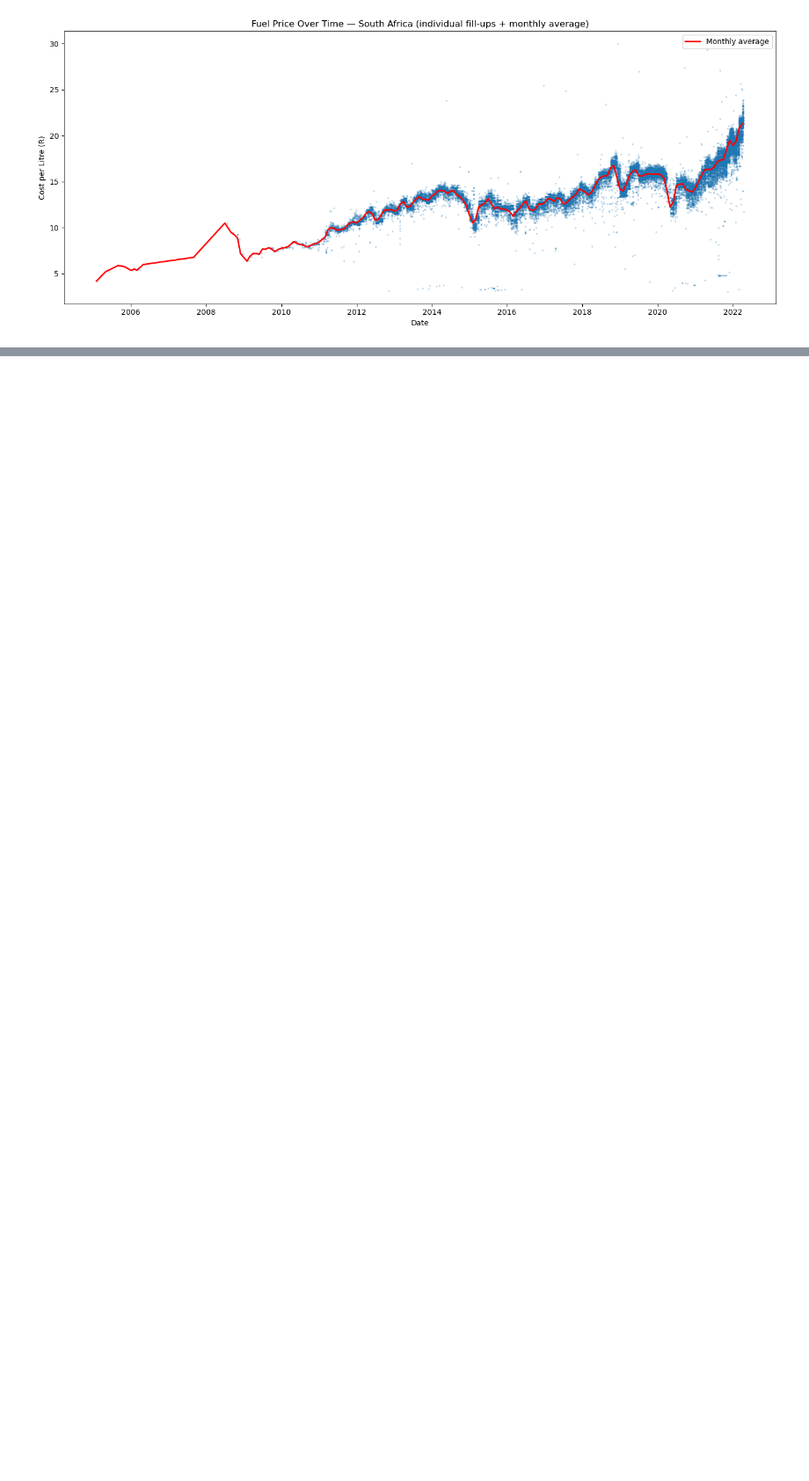
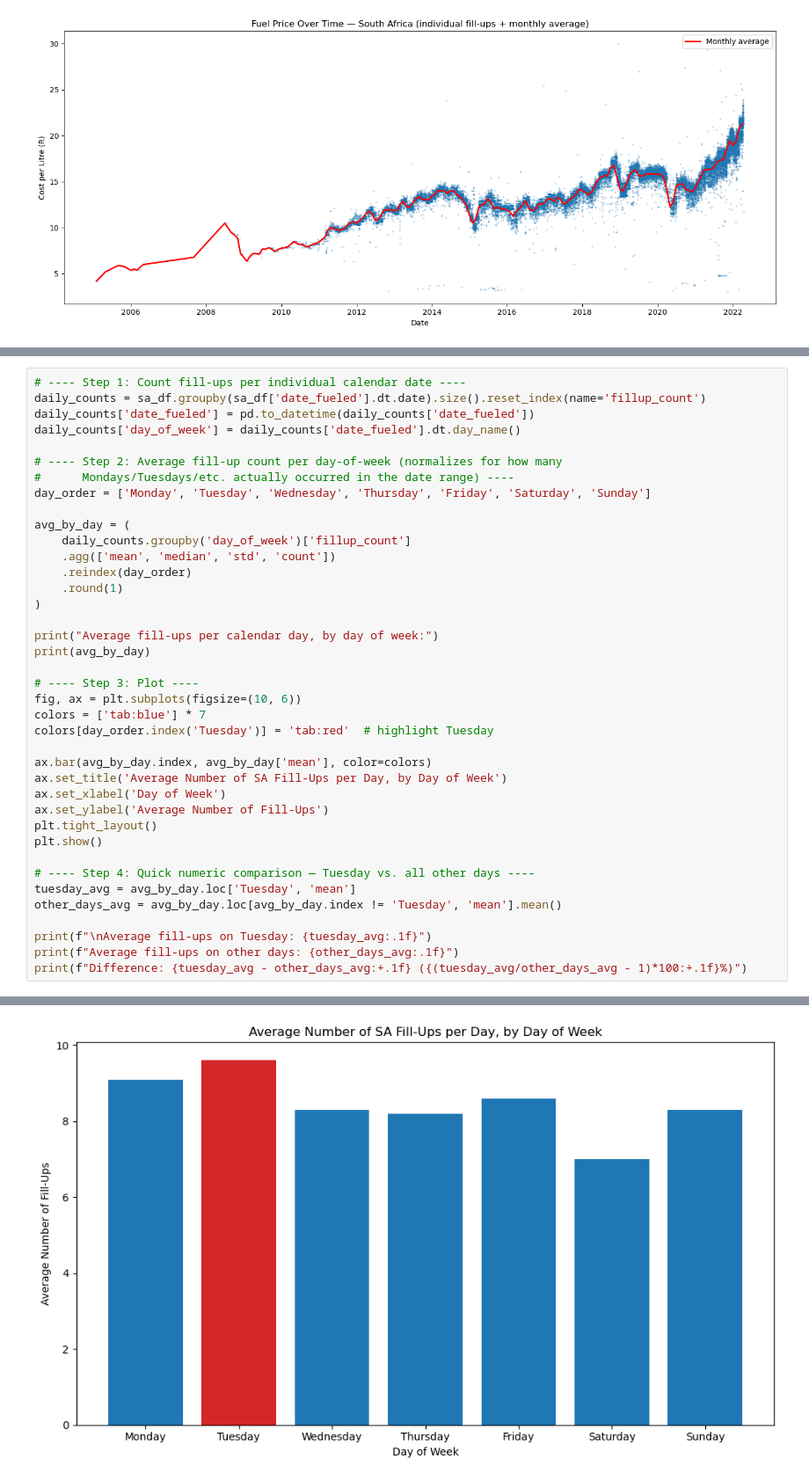
Before and after one commit to SufyaanMahomed/IDVE-Assignment, a Jupyter notebook: ass.ipynb, the cells around one changed output, grey strips where cells are left out. Shown at 88% size. Cells and saved outputs as stored; diff of their text form; blank space fills up the shorter version.

```diff
--- a/ass.ipynb
+++ b/ass.ipynb
@@ -1610,0 +1613,40 @@ Name: cost_per_litre, dtype: float64
+# %%
+# ---- Step 1: Count fill-ups per individual calendar date ----
+daily_counts = sa_df.groupby(sa_df['date_fueled'].dt.date).size().reset_index(name='fillup_count')
+daily_counts['date_fueled'] = pd.to_datetime(daily_counts['date_fueled'])
+daily_counts['day_of_week'] = daily_counts['date_fueled'].dt.day_name()
+
+# ---- Step 2: Average fill-up count per day-of-week (normalizes for how many
+#      Mondays/Tuesdays/etc. actually occurred in the date range) ----
+day_order = ['Monday', 'Tuesday', 'Wednesday', 'Thursday', 'Friday', 'Saturday', 'Sunday']
+
+avg_by_day = (
+    daily_counts.groupby('day_of_week')['fillup_count']
+    .agg(['mean', 'median', 'std', 'count'])
+    .reindex(day_order)
+    .round(1)
+)
+
+print("Average fill-ups per calendar day, by day of week:")
+print(avg_by_day)
+
+# ---- Step 3: Plot ----
+fig, ax = plt.subplots(figsize=(10, 6))
+colors = ['tab:blue'] * 7
+colors[day_order.index('Tuesday')] = 'tab:red'  # highlight Tuesday
+
+ax.bar(avg_by_day.index, avg_by_day['mean'], color=colors)
+ax.set_title('Average Number of SA Fill-Ups per Day, by Day of Week')
+ax.set_xlabel('Day of Week')
+ax.set_ylabel('Average Number of Fill-Ups')
+plt.tight_layout()
+plt.show()
+
+# ---- Step 4: Quick numeric comparison — Tuesday vs. all other days ----
+tuesday_avg = avg_by_day.loc['Tuesday', 'mean']
+other_days_avg = avg_by_day.loc[avg_by_day.index != 'Tuesday', 'mean'].mean()
+
+print(f"\nAverage fill-ups on Tuesday: {tuesday_avg:.1f}")
+print(f"Average fill-ups on other days: {other_days_avg:.1f}")
+print(f"Difference: {tuesday_avg - other_days_avg:+.1f} ({(tuesday_avg/other_days_avg - 1)*100:+.1f}%)")
+# %% [output]
@@ -1610,0 +1663 @@ Name: cost_per_litre, dtype: float64
+[figure, added]
```
Also changed, not shown: parts of 2 cells of this notebook.
